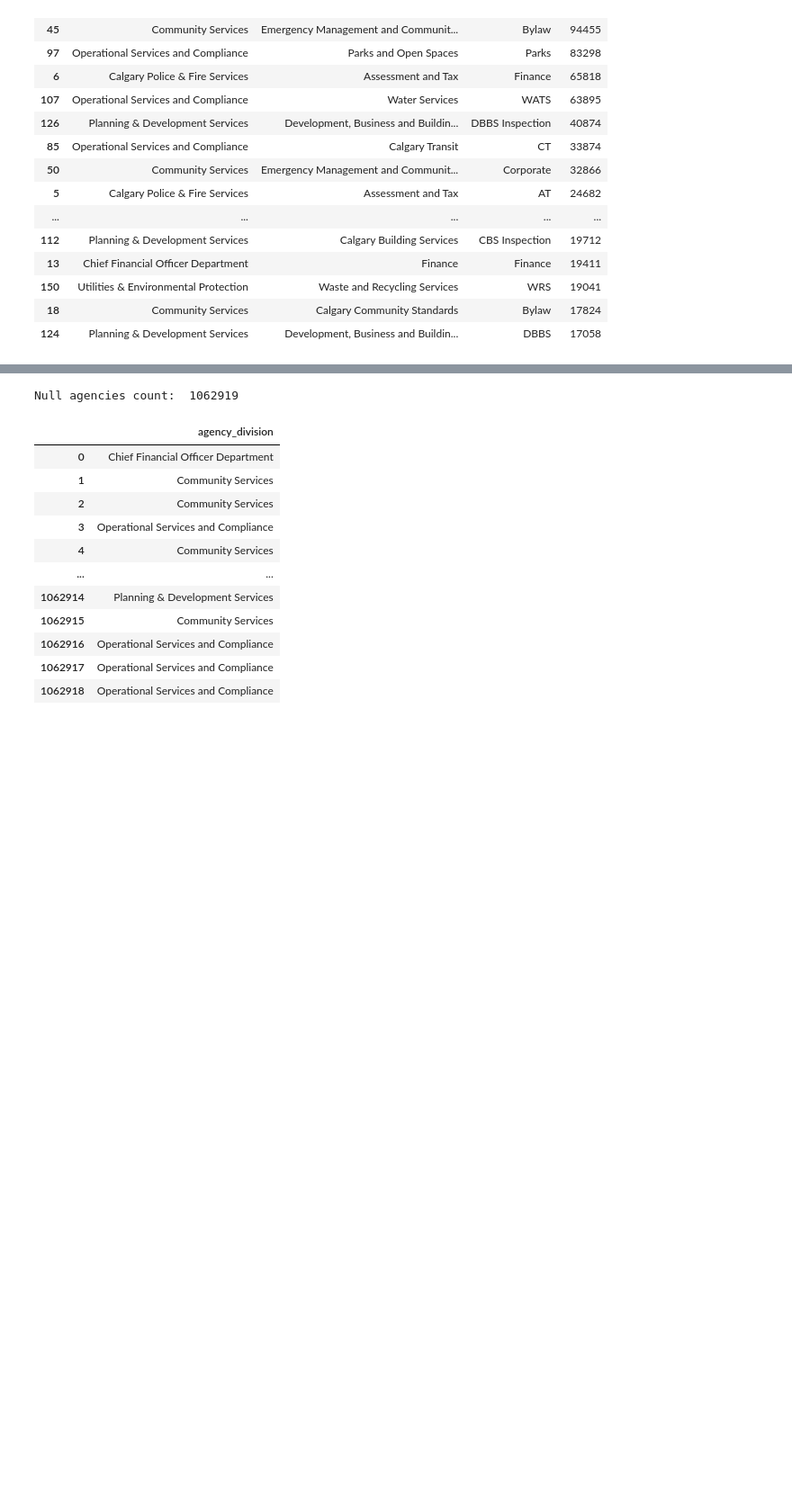
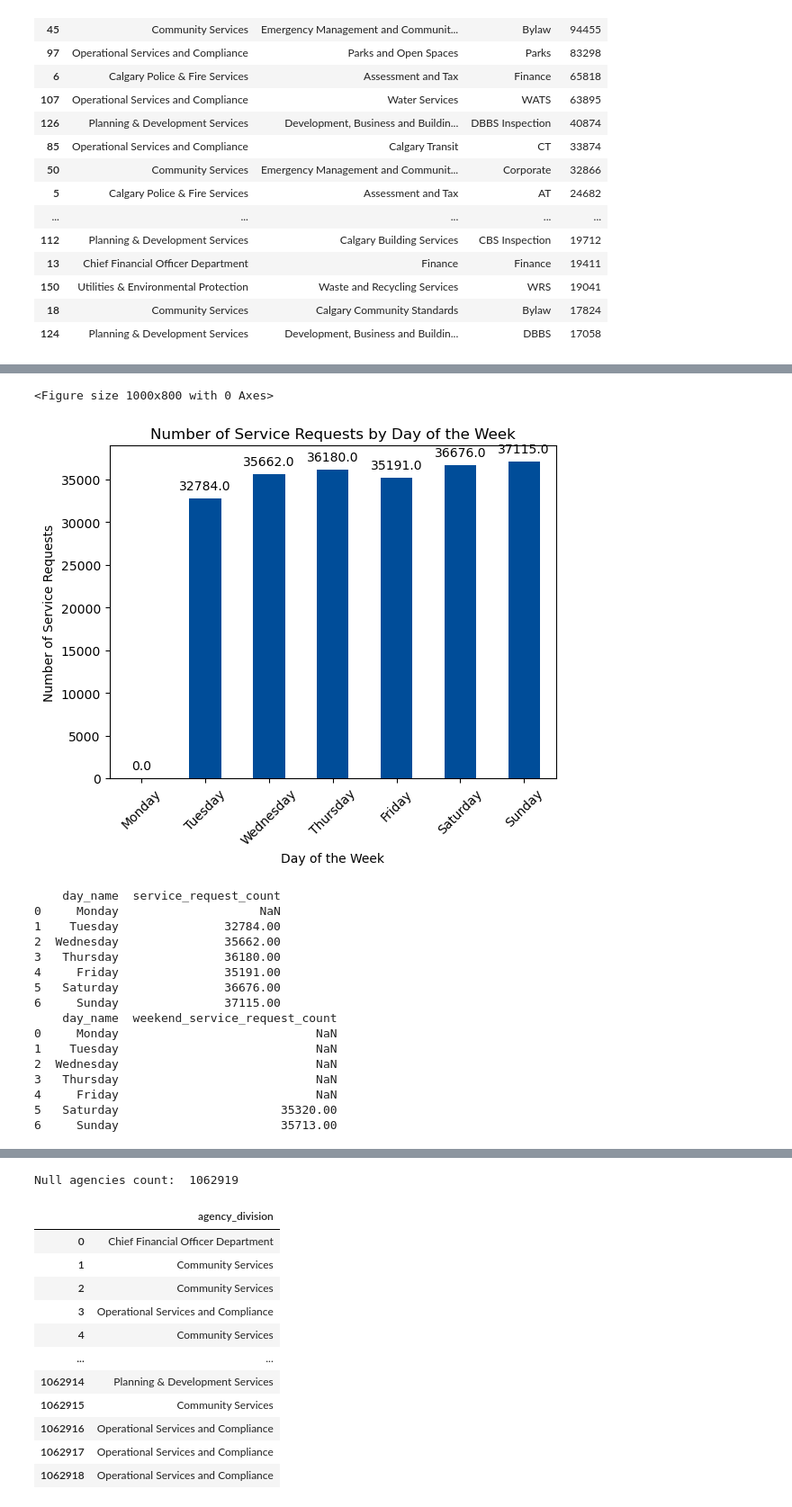
Before and after one commit to AnithaUofC/311ServiceRequests, a Jupyter notebook: 311DataWrangling.ipynb, the cells around one changed output, grey strips where cells are left out. Shown at 90% size. Saved outputs shown, nothing was run; the diff lists cells and outputs as text; code cells hidden in the pictures; blank space fills up the shorter version.

```diff
--- a/311DataWrangling.ipynb
+++ b/311DataWrangling.ipynb
@@ -1055 +1103,48 @@ Unique 311 request sources are:
+# %%
+# Map the numerical days to their names for better readability
+day_name_map = {0: 'Monday', 1: 'Tuesday', 2: 'Wednesday', 3: 'Thursday', 4: 'Friday', 5: 'Saturday', 6: 'Sunday'}
+df['day_name'] = df['request_day'].map(day_name_map)
+
+# Group by day_name and count the number of service requests
+daily_trends = df.groupby('day_name').size().reindex(day_name_map.values()).reset_index(name='service_request_count')
+
+# Plotting the daily trends
+plt.figure(figsize=(10, 8))
+ax = daily_trends.plot(kind='bar', x='day_name', y='service_request_count', legend=False, color='#004D99', width=0.5)
+plt.xlabel('Day of the Week')
+plt.ylabel('Number of Service Requests')
+plt.title('Number of Service Requests by Day of the Week')
+
+# Add the count on top of each bar
+for p in ax.patches:
+    ax.annotate(str(p.get_height()), (p.get_x() + p.get_width() / 2., p.get_height()), ha='center', va='center', xytext=(0, 10), textcoords='offset points')
+plt.xticks(rotation=45)
+plt.show()
+
+# Display the result
+print(daily_trends)
+
+# Analyze the weekend requests
+weekend_requests = efficiencyDF[efficiencyDF['is_weekend_request']]
+weekend_trends = weekend_requests.groupby('day_name').size().reindex(day_name_map.values()).reset_index(name='weekend_service_request_count')
+print(weekend_trends)
+# %% [output]
+<Figure size 1000x800 with 0 Axes>
+[figure, added]
+    day_name  service_request_count
+0     Monday                    NaN
+1    Tuesday               32784.00
+2  Wednesday               35662.00
+3   Thursday               36180.00
+4     Friday               35191.00
+5   Saturday               36676.00
+6     Sunday               37115.00
+    day_name  weekend_service_request_count
+0     Monday                            NaN
+1    Tuesday                            NaN
+2  Wednesday                            NaN
+3   Thursday                            NaN
+4     Friday                            NaN
+5   Saturday                       35320.00
+6     Sunday                       35713.00
 # %% [markdown]
```
Also changed, not shown: parts of 18 cells of this notebook.
